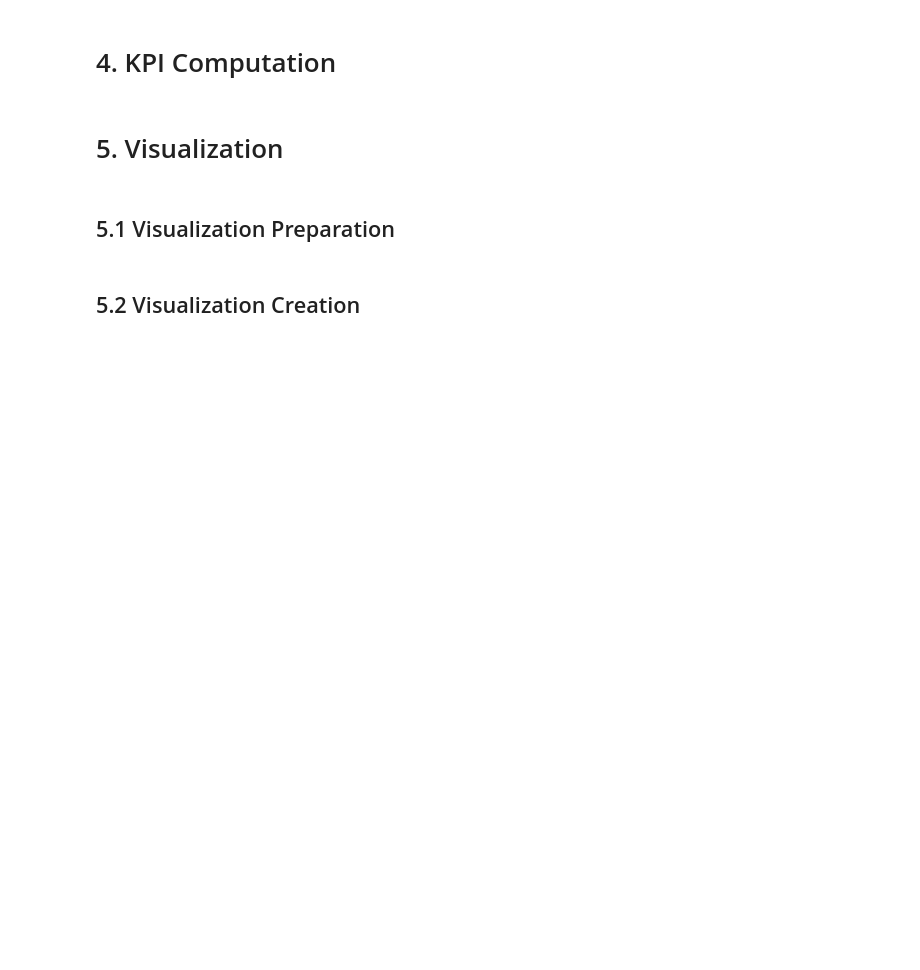
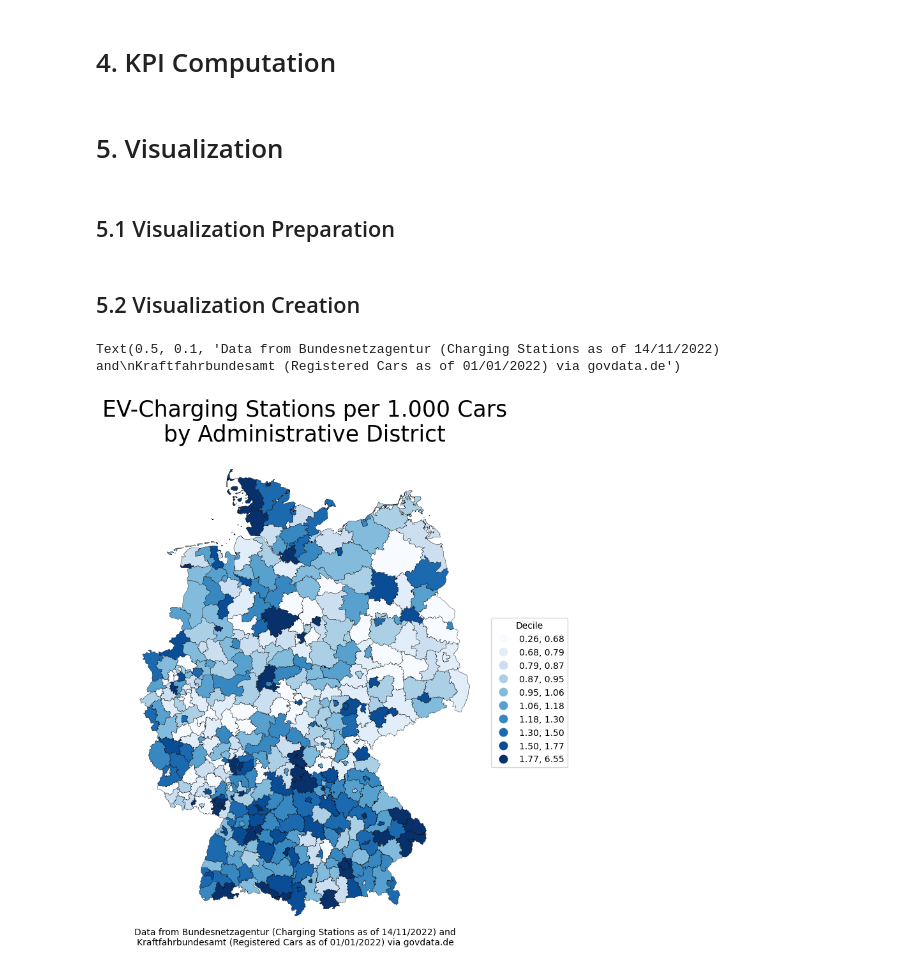
Before and after one commit to Flosch1006/ev_charging_stations, a Jupyter notebook: application.ipynb, the cells around one changed output. Cells and saved outputs as stored; diff of their text form; code cells hidden in the pictures; blank space fills up the shorter version.

Commit message:
finalize data load & cleaning; add viz preparation & creation

```diff
--- a/application.ipynb
+++ b/application.ipynb
@@ -258,8 +260,56 @@ mapping["district_id"] = mapping["district_id"].str[:-3]
 # %% [markdown]
 # 4. KPI Computation
+# %%
+# calculate amount of stations per 1000 cars per district
+result["stations_per_1000_cars"] = round(result["count"]/(result["cars_total"]/1000),2)
 # %% [markdown]
 # 5. Visualization
 # %% [markdown]
 ## 5.1 Visualization Preparation
+# %%
+# read geojson file containing district shapes
+districts = gpd.read_file("data/districts.json")
+
+# fix values mismatching vehicle & station data (Göttingen & Osterode am Harz)
+districts.loc[districts["cca_2"] == "03152", "cca_2"] = "03159"
+districts.loc[districts["cca_2"] == "03156", "cca_2"] = "03159"
+
+# add KPI to districts dataframe
+districts = pd.merge(districts, result, left_on = "cca_2", right_on = "district_id", how = "left")
+
+districts.drop("geometry", axis = 1).to_csv("districts.csv", index = False)
 # %% [markdown]
 ## 5.2 Visualization Creation
+# %%
+# define chart configuration
+fig, ax = plt.subplots(figsize = (12, 10), subplot_kw = dict(aspect = "equal"))
+
+# add plot
+districts.plot(column = "stations_per_1000_cars",
+               ax = ax,
+               # apply calssificatino scheme
+               scheme = "quantiles",
+               # apply split into 10 buckets to classification
+               k = 10,
+               # select color schema
+               cmap = "Blues",
+               # set legend to "on"
+               legend = True,
+               # configure legend
+               legend_kwds = {'loc': 'center left',
+                              "title": "Decile",
+                              'bbox_to_anchor':(1, 0.5)},
+               # configure polygon border lines
+               edgecolor = "black",
+               linewidth = 0.25)
+
+# remove gridlines
+plt.axis('off')
+# add title
+plt.title("EV-Charging Stations per 1.000 Cars\nby Administrative District", fontdict = {"fontsize": 25})
+
+# reposition caption
+plt.figtext(0.5, 0.1, "Data from Bundesnetzagentur (Charging Stations as of 14/11/2022) and\nKraftfahrbundesamt (Registered Cars as of 01/01/2022) via govdata.de", horizontalalignment = 'center', fontsize = 10)
+# %% [output]
+Text(0.5, 0.1, 'Data from Bundesnetzagentur (Charging Stations as of 14/11/2022) and\nKraftfahrbundesamt (Registered Cars as of 01/01/2022) via govdata.de')
+[figure, added]
```
Also changed, not shown: parts of 7 cells of this notebook.
